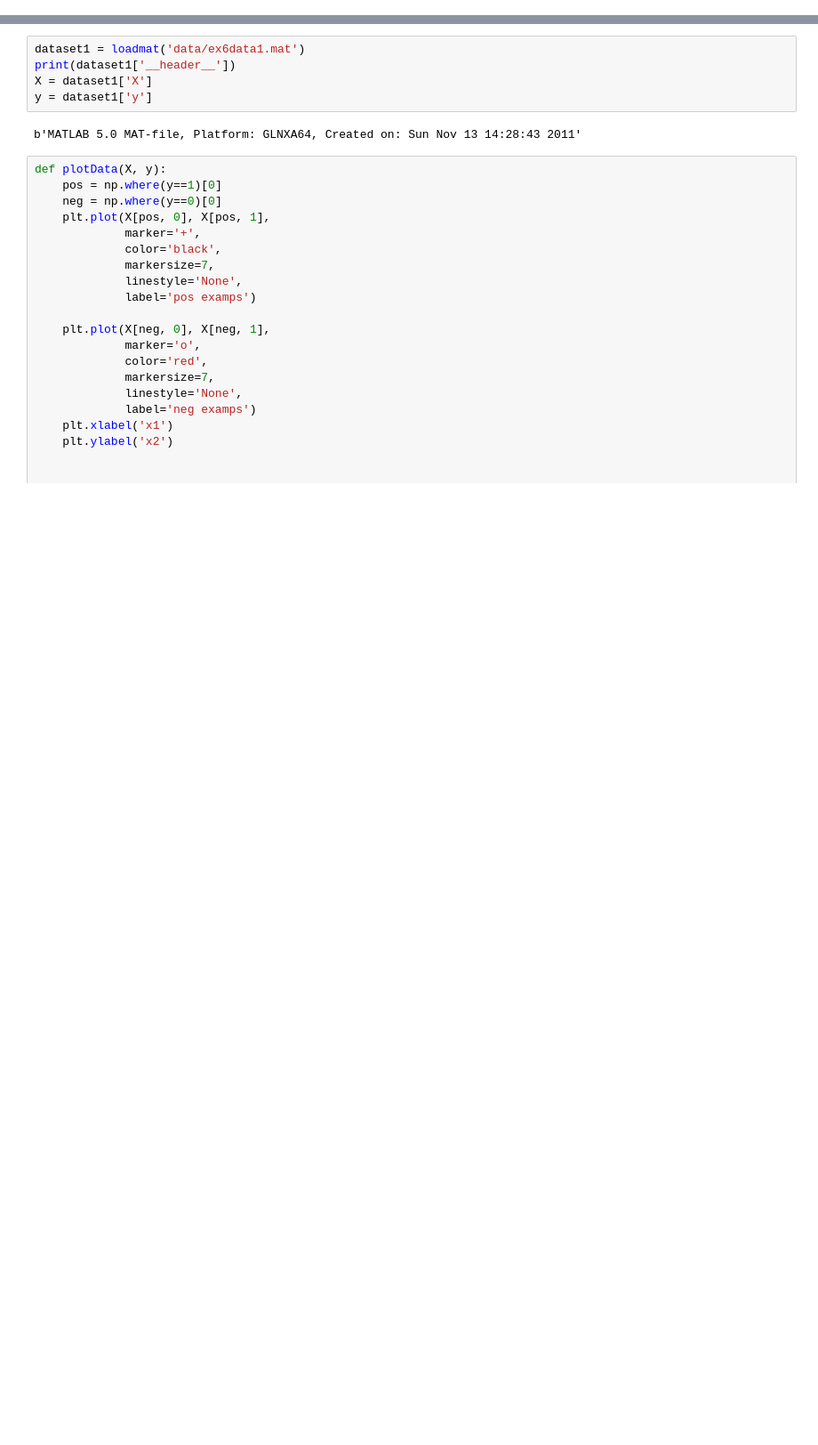
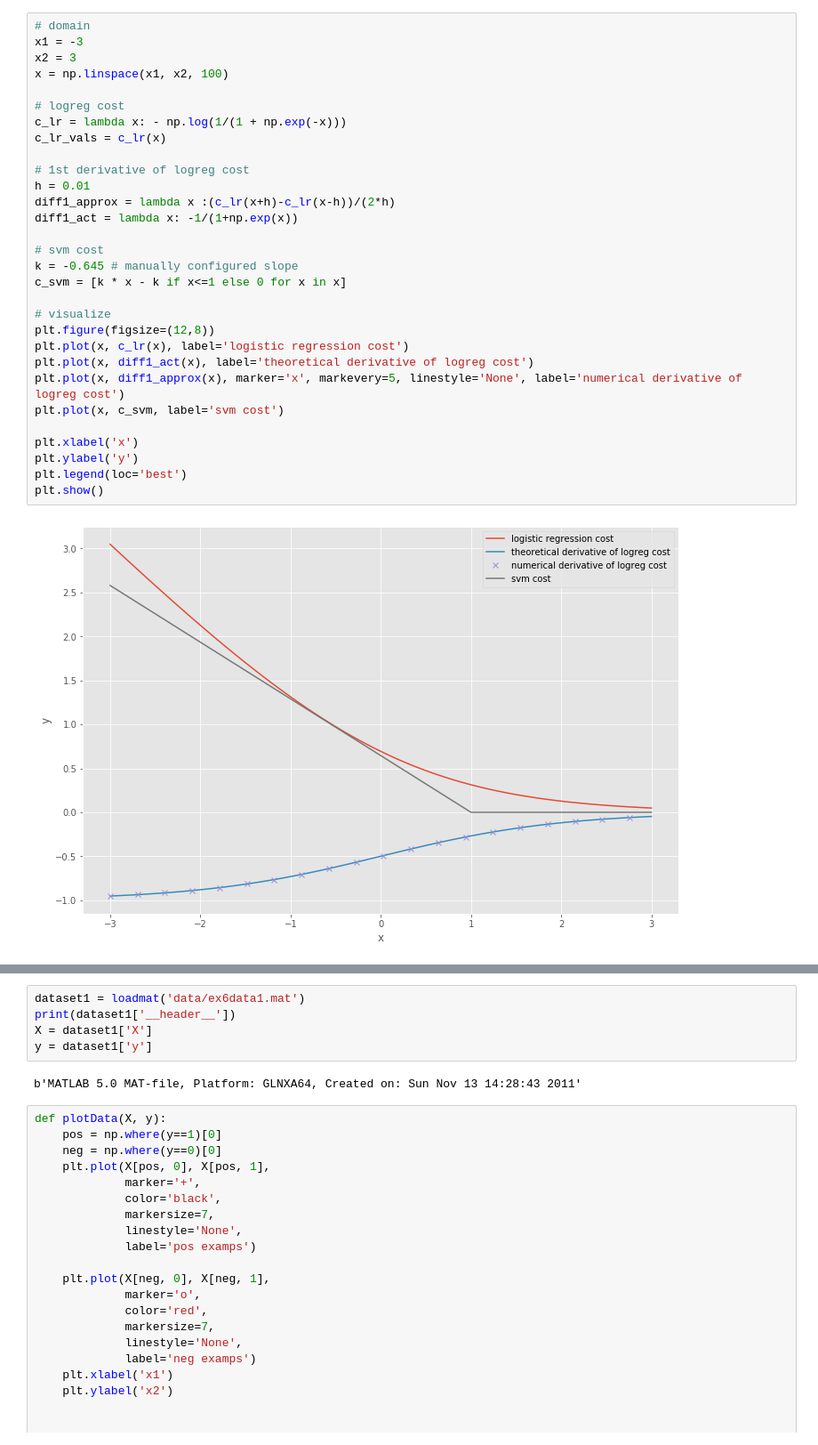
Before and after one commit to akapet00/andrew-ng-coursera-ml, a Jupyter notebook: ex6-support-vector-machines/ex6.ipynb, the cells around one changed output, grey strips where cells are left out. Shown at 89% size. Drawn from its saved outputs; the diff is of its cells as text; blank space fills up the shorter version.

```diff
--- a/ex6-support-vector-machines/ex6.ipynb
+++ b/ex6-support-vector-machines/ex6.ipynb
@@ -1 +40,33 @@
+# %%
+# domain
+x1 = -3
+x2 = 3
+x = np.linspace(x1, x2, 100)
+
+# logreg cost
+c_lr = lambda x: - np.log(1/(1 + np.exp(-x)))
+c_lr_vals = c_lr(x)
+
+# 1st derivative of logreg cost
+h = 0.01
+diff1_approx = lambda x :(c_lr(x+h)-c_lr(x-h))/(2*h)
+diff1_act = lambda x: -1/(1+np.exp(x))
+
+# svm cost
+k = -0.645 # manually configured slope
+c_svm = [k * x - k if x<=1 else 0 for x in x]
+
+# visualize
+plt.figure(figsize=(12,8))
+plt.plot(x, c_lr(x), label='logistic regression cost')
+plt.plot(x, diff1_act(x), label='theoretical derivative of logreg cost')
+plt.plot(x, diff1_approx(x), marker='x', markevery=5, linestyle='None', label='numerical derivative of logreg cost')
+plt.plot(x, c_svm, label='svm cost')
+
+plt.xlabel('x')
+plt.ylabel('y')
+plt.legend(loc='best')
+plt.show()
+# %% [output]
+[figure, added]
 # %% [markdown]
```
Also changed, not shown: parts of 5 cells of this notebook.
